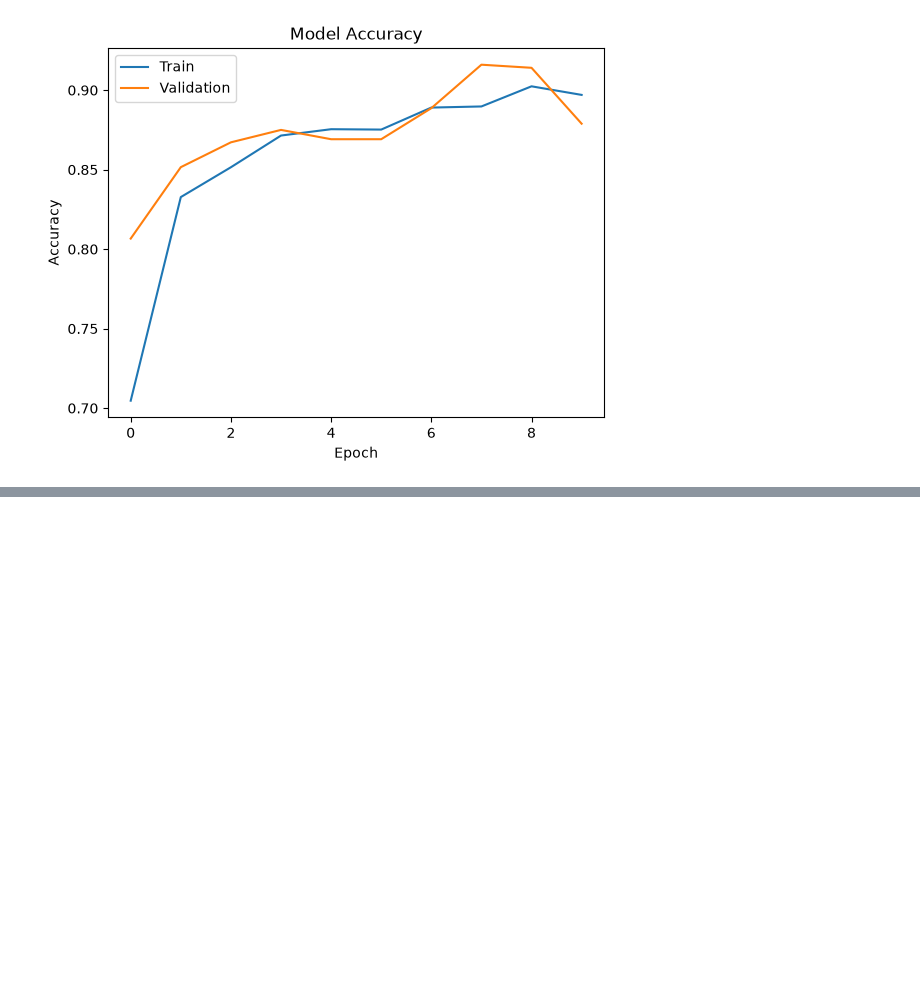
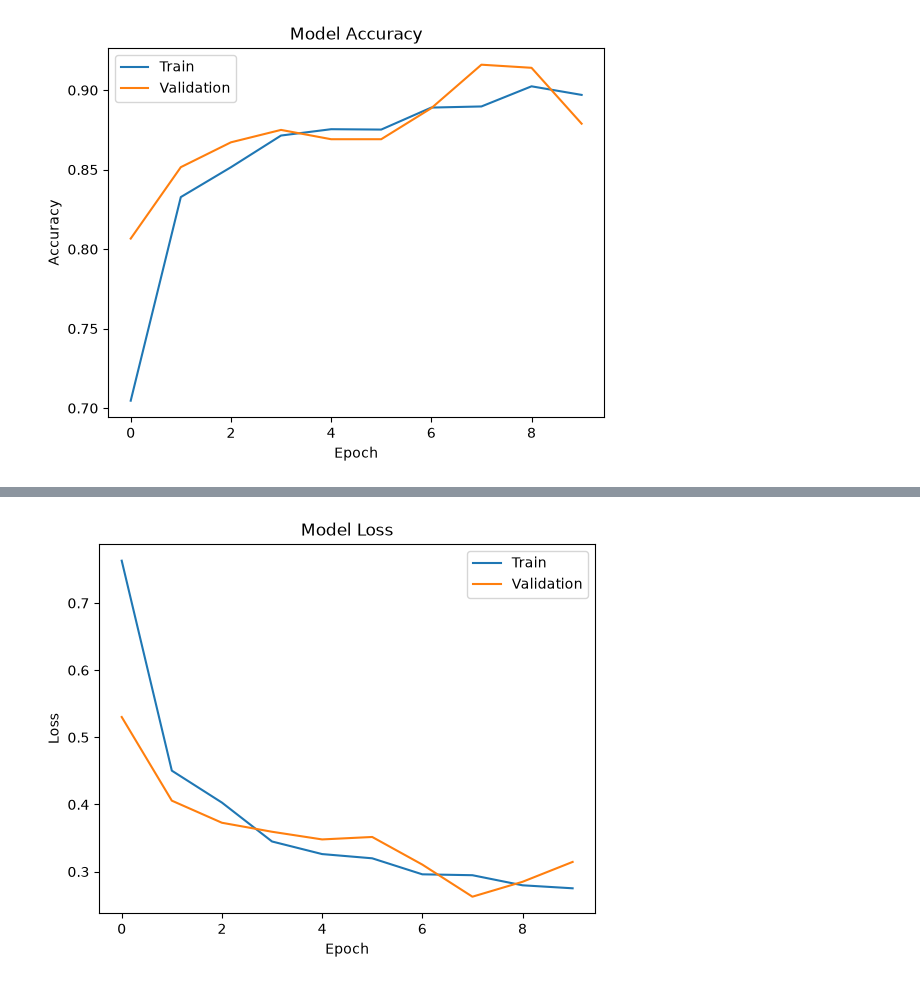
Before and after one commit to zakaryahari/mri-tumor-detection-pipeline, a Jupyter notebook: notebooks/D3_Transfer_Learning.ipynb, the cells around one changed output, grey strips where cells are left out. Cells and saved outputs as stored; diff of their text form; code cells hidden in the pictures; blank space fills up the shorter version.

```diff
--- a/notebooks/D3_Transfer_Learning.ipynb
+++ b/notebooks/D3_Transfer_Learning.ipynb
@@ -359,0 +374,14 @@ plt.show()
+# %%
+## ResNet50V2
+
+plt.plot(history_resnet.history["loss"], label="Train")
+plt.plot(history_resnet.history["val_loss"], label="Validation")
+
+plt.title("Model Loss")
+plt.xlabel("Epoch")
+plt.ylabel("Loss")
+
+plt.legend()
+plt.show()
+# %% [output]
+[figure, added]
```
Also changed, not shown: parts of 2 cells of this notebook.
